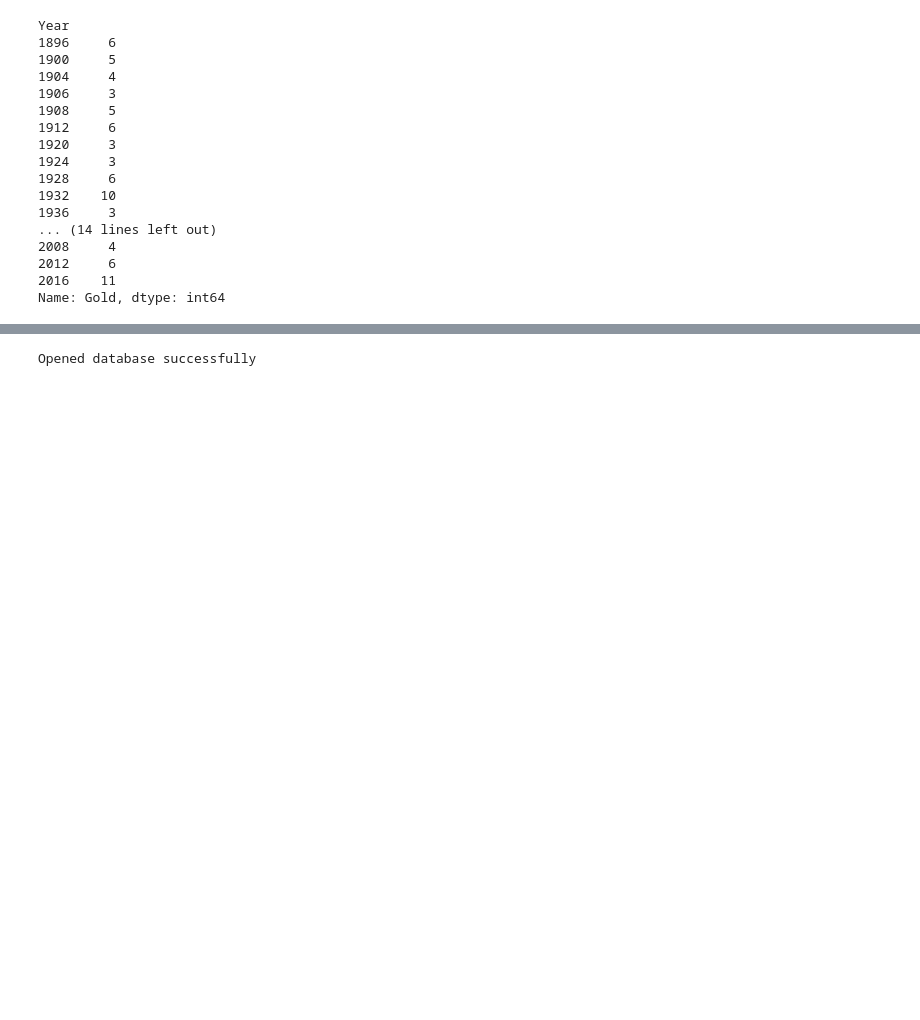
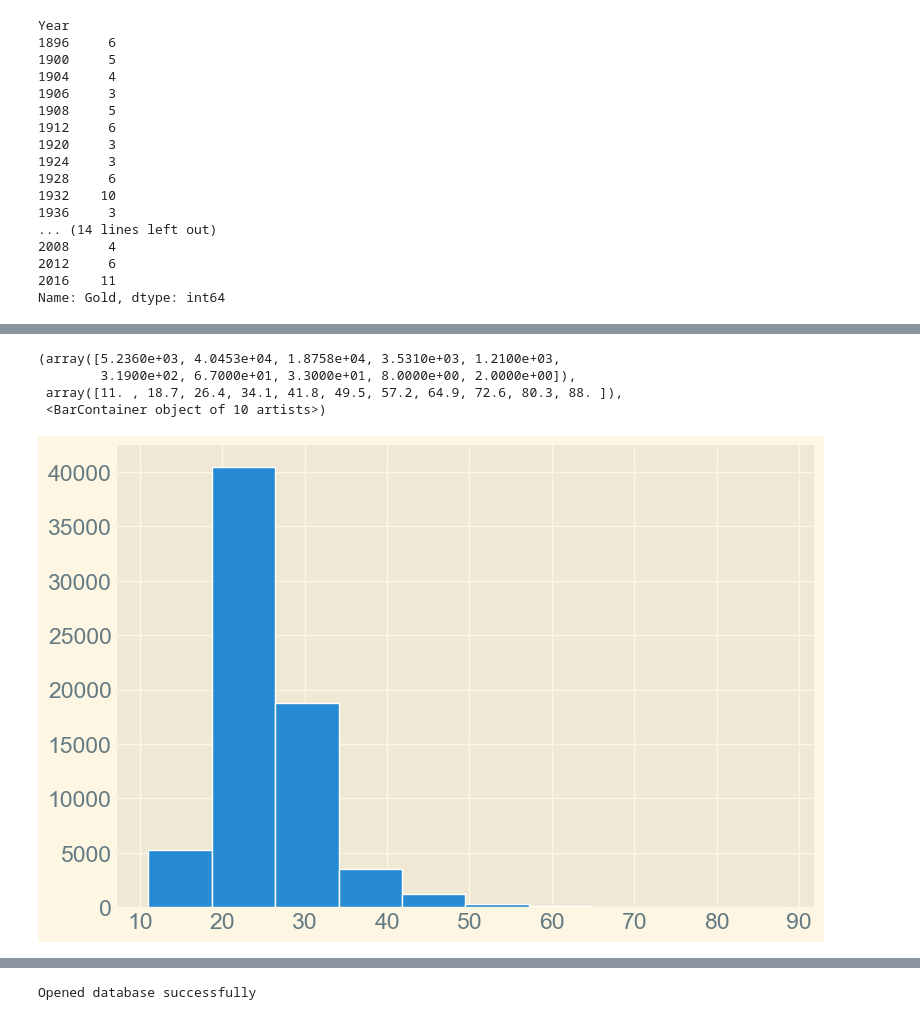
Before and after one commit to pallavikouk/eda-checkpoint, a Jupyter notebook: Olympic_history_dataset.ipynb, the cells around one changed output, grey strips where cells are left out. Saved outputs shown, nothing was run; the diff lists cells and outputs as text; code cells hidden in the pictures; blank space fills up the shorter version.

```diff
--- a/Olympic_history_dataset.ipynb
+++ b/Olympic_history_dataset.ipynb
@@ -762,0 +791,9 @@ plt.show()
+# %%
+plt.figure(figsize = (9,6))
+plt.hist(df['Age'])
+# %% [output]
+(array([5.2360e+03, 4.0453e+04, 1.8758e+04, 3.5310e+03, 1.2100e+03,
+        3.1900e+02, 6.7000e+01, 3.3000e+01, 8.0000e+00, 2.0000e+00]),
+ array([11. , 18.7, 26.4, 34.1, 41.8, 49.5, 57.2, 64.9, 72.6, 80.3, 88. ]),
+ <BarContainer object of 10 artists>)
+[figure, added]
```
Also changed, not shown: parts of 20 cells of this notebook.
